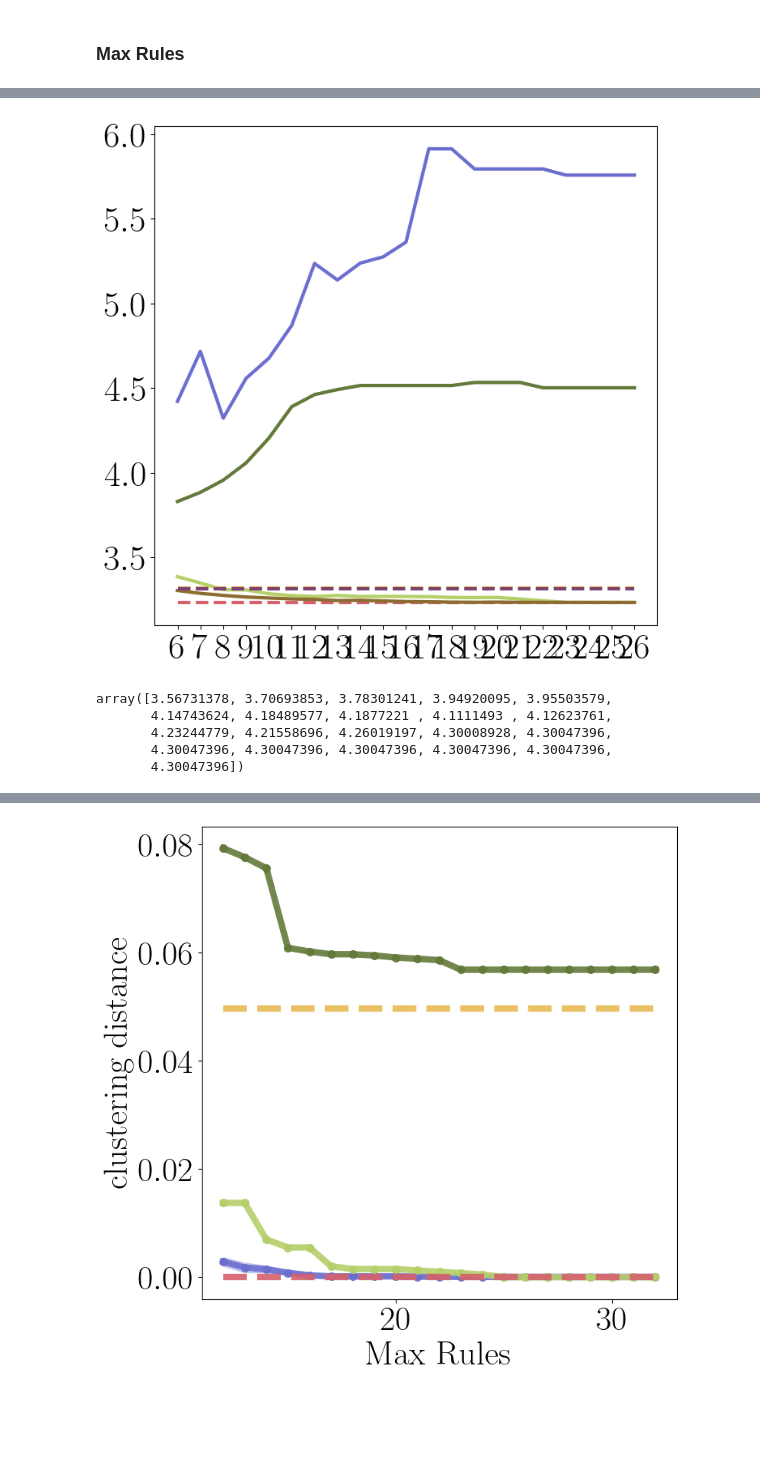
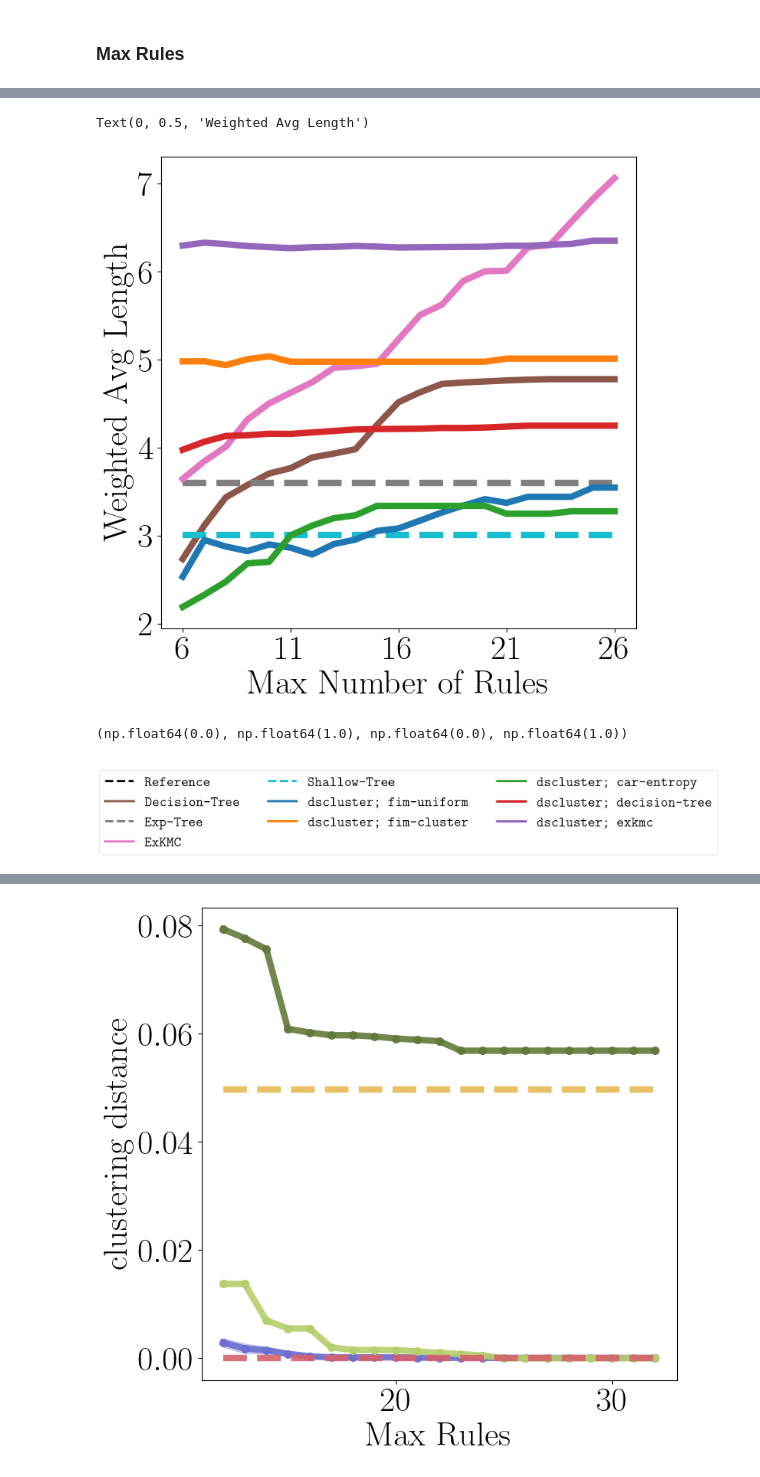
Before and after one commit to kevinqnb/interpretable-clustering, a Jupyter notebook: examples/experiments.ipynb, the cells around one changed output, grey strips where cells are left out. Saved outputs shown, nothing was run; the diff lists cells and outputs as text; code cells hidden in the pictures; blank space fills up the shorter version.

```diff
--- a/examples/experiments.ipynb
+++ b/examples/experiments.ipynb
@@ -158,10 +229,18 @@ plt.show()
 # %% [markdown]
 ### Max Rules
 # %%
-ref = '_rule_length'
+ref = '_new_obj'
 fname = "../data/experiments/" + dataset + "/max_rules/exp" + ref + ".json"
 with open(fname, 'r') as f:
     experiment_dict = json.load(f)
 
-comparison_modules = [m for m in experiment_dict['modules'].keys() if 'DSCluster' not in m]
-dscluster_modules = [m for m in experiment_dict['modules'].keys() if 'DSCluster' in m]
+comparison_modules = [m for m in experiment_dict['modules'].keys() if 'dscluster' not in m]
+dscluster_modules = [m for m in experiment_dict['modules'].keys() if 'dscluster' in m]
+
+objective_cost_reward_dict = {
+    'coverage-mistake': {'reward': 'cluster-coverage', 'cost': 'mistakes', 'alpha': 'alpha_mistakes'},
+    'total-coverage-mistake': {'reward': 'total-coverage', 'cost': 'mistakes', 'alpha': 'alpha_mistakes'},
+    'coverage-cost': {'reward': 'cluster-coverage', 'cost': 'rule-clustering-cost', 'alpha': 'alpha_rule_clustering_cost'},
+    'total-coverage-cost': {'reward': 'total-coverage', 'cost': 'rule-clustering-cost', 'alpha': 'alpha_rule_clustering_cost'},
+    'total-coverage-rule-cost': {'reward': 'total-coverage', 'cost': 'rule-mean-cost', 'alpha': 'alpha_rule_clustering_cost'},
+}
@@ -323,10 +318,18 @@ Lambda:  3.56
 # %%
 # Compare other measurements
-objective_measure = 'clustering-cost'
-normalize = 'total-coverage'
+baseline_module = 'KMeans'
+rule_miners = ['fim-uniform', 'fim-cluster', 'car-entropy', 'decision-tree', 'exkmc']
+objective = 'coverage-cost'
+dscluster_objective_modules = [
+    f'dscluster; {rm}; {objective}' for rm in rule_miners
+]
+
+#objective_measure = 'clustering-cost'
+objective_measure = 'weighted-avg-length'
+normalize = None
 
 fig,ax = plt.subplots(1,1,figsize=(8,8))
-x = np.array(list(experiment_dict['modules'][dscluster_objective_modules[0]][objective_measure1].keys()))
+x = np.array(list(experiment_dict['modules'][dscluster_objective_modules[0]][objective_measure].keys()))
 
 # Baseline
 
@@ -342,7 +345,7 @@ ax.plot(
     label='Reference',
     color=color_dict['Reference'],
     linestyle=linestyle_dict['Reference'],
-    linewidth=3,
+    linewidth=6,
 )
 
 # Comparison Modules:
@@ -351,41 +354,68 @@ for cmod in comparison_modules:
     if normalize is not None:
         norm = np.array(list(experiment_dict['modules'][cmod][normalize].values()))
         obj_values = obj_values / norm
     ax.plot(
         x,
         obj_values,
         label=cmod,
         color=color_dict[cmod],
         linestyle=linestyle_dict[cmod],
-        linewidth=3,
+        linewidth=6,
     )
 
 # DSCluster Modules:
 for dmod in dscluster_objective_modules:
     obj_values = np.array(list(experiment_dict['modules'][dmod][objective_measure].values()))
     if normalize is not None:
         norm = np.array(list(experiment_dict['modules'][dmod][normalize].values()))
         obj_values = obj_values / norm
 
     dmod_name = dmod.rsplit(';', 1)[0]
     ax.plot(
         x,
         obj_values,
         label=dmod_name,
         color=color_dict[dmod_name],
         linestyle=linestyle_dict[dmod_name],
-        linewidth=3,
+        linewidth=6,
     )
 
+ax.xaxis.set_major_locator(MaxNLocator(nbins=5))
+plt.xlabel('Max Number of Rules')
+plt.ylabel(objective_measure.replace('-', ' ').title())
 
+#plt.savefig(
+#    "../figures/" + dataset + "/max_rules/" + objective_measure + ".png",
+#    bbox_inches='tight'
+#)
 #plt.legend()
 # %% [output]
+Text(0, 0.5, 'Weighted Avg Length')
-[figure, old version]
+[figure, new version]
-# %%
-obj_values
-# %% [output]
-array([3.56731378, 3.70693853, 3.78301241, 3.94920095, 3.95503579,
-       4.14743624, 4.18489577, 4.1877221 , 4.1111493 , 4.12623761,
-       4.23244779, 4.21558696, 4.26019197, 4.30008928, 4.30047396,
-       4.30047396, 4.30047396, 4.30047396, 4.30047396, 4.30047396,
-       4.30047396])
+# %%
+# Legend:
+fig, ax = plt.subplots(figsize = (6,1))
+
+legend_elements = []
+for method in ['Reference'] + comparison_modules + [dmod.rsplit(';', 1)[0] for dmod in dscluster_objective_modules]:
+    legend_elements += [
+        mlines.Line2D(
+            [], [],
+            color=color_dict[method],
+            lw=5,
+            linestyle = linestyle_dict[method],
+            label=rf"\texttt{{{method}}}",
+            alpha=1
+        )
+    ]
+
+ax.legend(handles=legend_elements, ncol=3)
+ax.axis('off')
+
+#plt.savefig(
+#    "../figures/" + dataset + "/max_rules/legend.png",
+#    bbox_inches='tight'
+#)
+# %% [output]
+(np.float64(0.0), np.float64(1.0), np.float64(0.0), np.float64(1.0))
+[figure, added]
```
Also changed, not shown: parts of 25 cells of this notebook, 36 other files.
